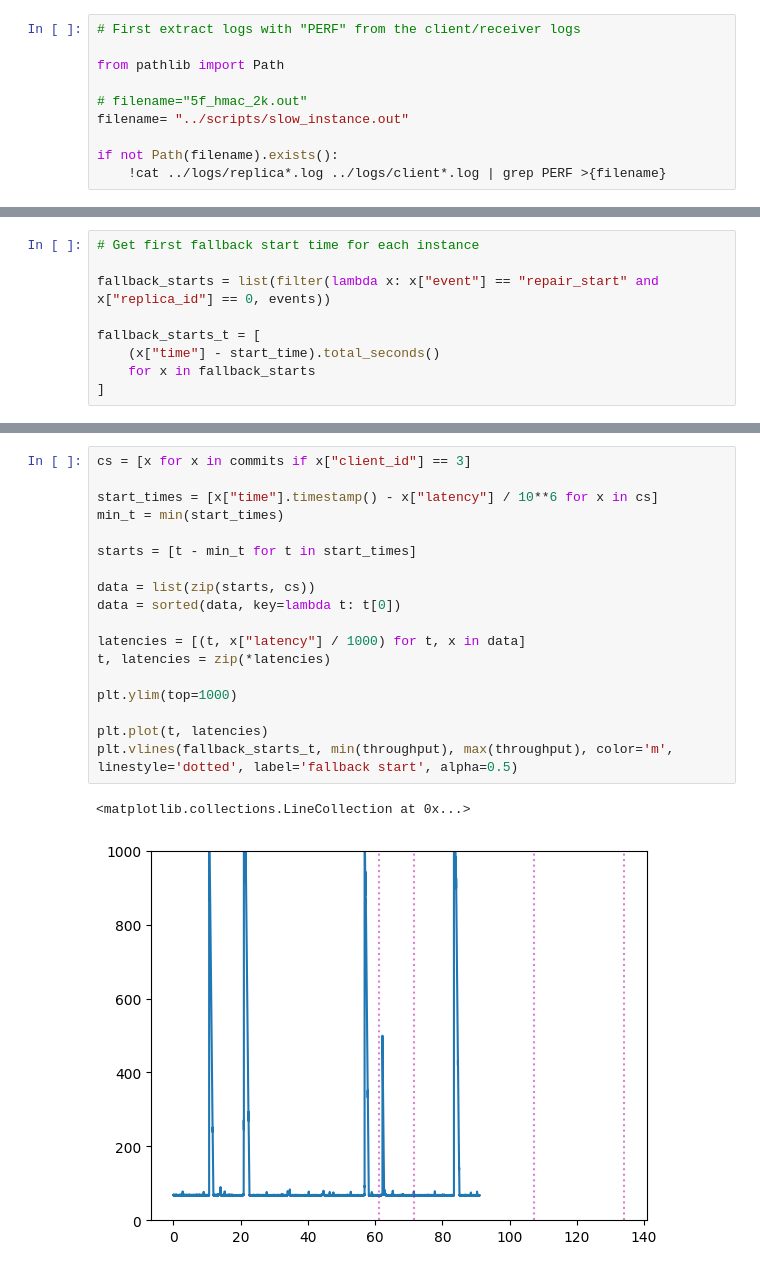
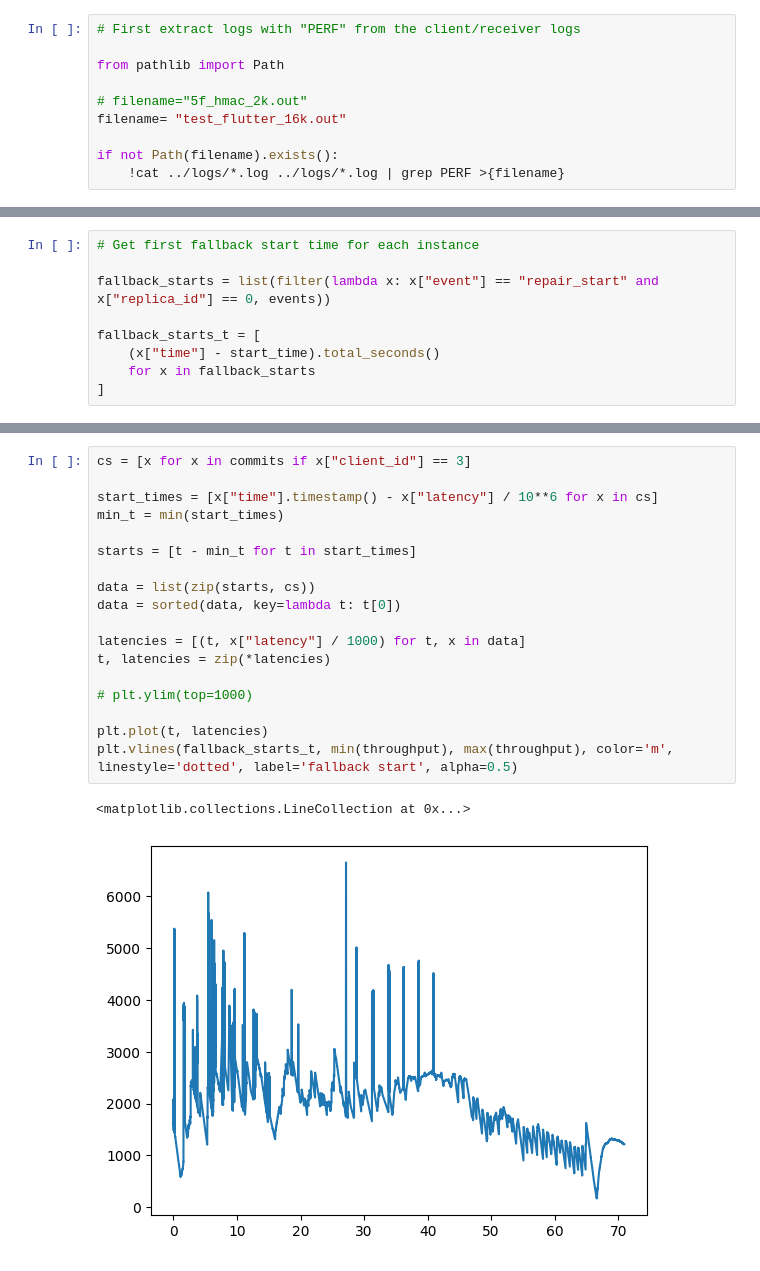
Before and after one commit to dqian3/DOM-BFT, a Jupyter notebook: results/analysis.ipynb, the cells around one changed output, grey strips where cells are left out. Saved outputs shown, nothing was run; the diff lists cells and outputs as text.

```diff
--- a/results/analysis.ipynb
+++ b/results/analysis.ipynb
@@ -8,10 +8,10 @@ It would probably be good to make these actual python libraries. Oh well.
 from pathlib import Path
 
 # filename="5f_hmac_2k.out"
-filename= "../scripts/slow_instance.out"
+filename= "test_flutter_16k.out"
 
 if not Path(filename).exists():
-    !cat ../logs/replica*.log ../logs/client*.log | grep PERF >{filename}
+    !cat ../logs/*.log ../logs/*.log | grep PERF >{filename}
 # %%
 # Basic log parsing
 
@@ -235,24 +237,24 @@ plt.show()
 # %%
 cs = [x for x in commits if x["client_id"] == 3]
 
 start_times = [x["time"].timestamp() - x["latency"] / 10**6 for x in cs]
 min_t = min(start_times)
 
 starts = [t - min_t for t in start_times]
 
 data = list(zip(starts, cs))
 data = sorted(data, key=lambda t: t[0])
 
 latencies = [(t, x["latency"] / 1000) for t, x in data]
 t, latencies = zip(*latencies)
 
-plt.ylim(top=1000)
+# plt.ylim(top=1000)
 
 plt.plot(t, latencies)
 plt.vlines(fallback_starts_t, min(throughput), max(throughput), color='m', linestyle='dotted', label='fallback start', alpha=0.5)
 # %% [output]
 <matplotlib.collections.LineCollection at 0x...>
-[figure, old version]
+[figure, new version]
 # %%
 min((x for x in latencies))
 # %% [output]
```
Also changed, not shown: parts of 7 cells of this notebook, 1 other file.
